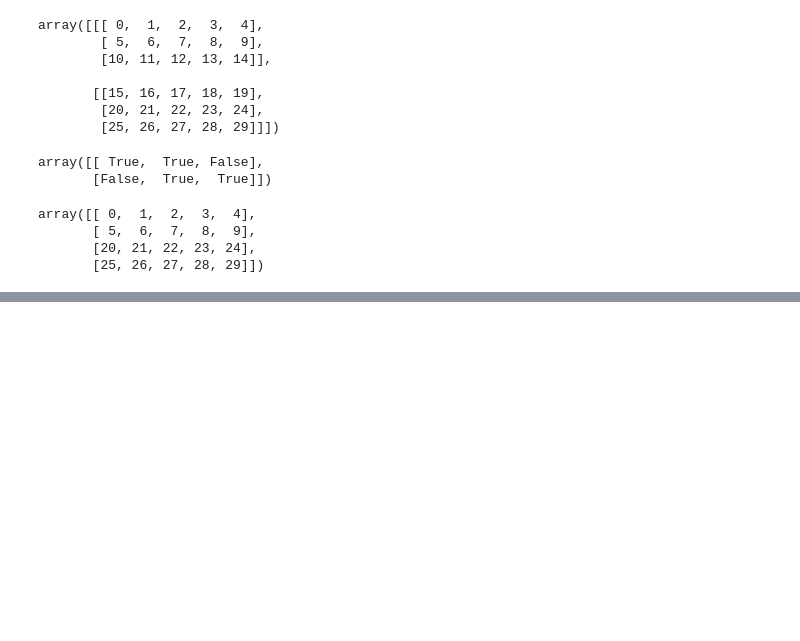
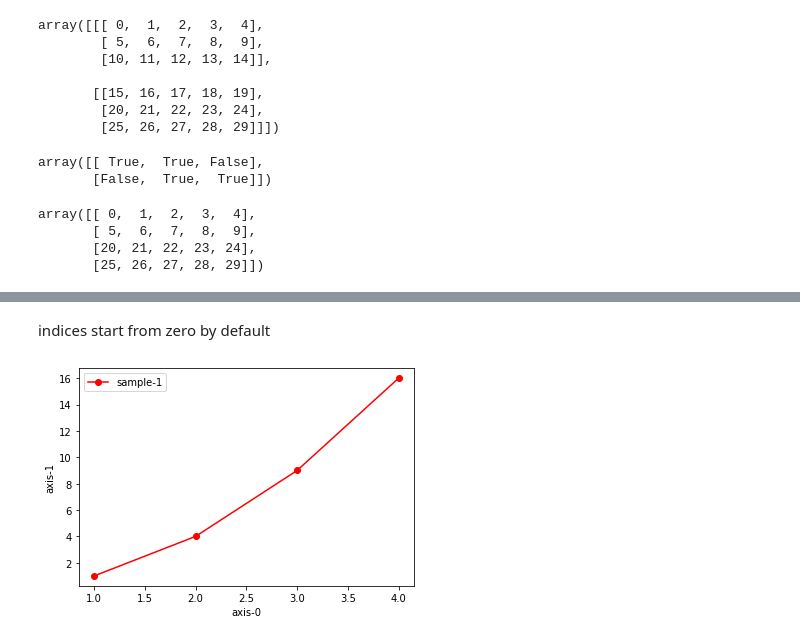
Before and after one commit to zhpinkman/pd-np-plt, a Jupyter notebook: pd-np-plt.ipynb, the cells around one changed output, grey strips where cells are left out. Drawn from its saved outputs; the diff is of its cells as text; code cells hidden in the pictures; blank space fills up the shorter version.

```diff
--- a/pd-np-plt.ipynb
+++ b/pd-np-plt.ipynb
@@ -89,0 +106,10 @@ array([[ 0,  1,  2,  3,  4],
+# %% [markdown]
+indices start from zero by default
+# %%
+plt.plot([1, 2, 3, 4], [1, 4, 9, 16], color='red', marker='o', label='sample-1')
+plt.xlabel('axis-0')
+plt.ylabel('axis-1')
+plt.legend()
+plt.show()
+# %% [output]
+[figure, added]
```
Also changed, not shown: parts of 13 cells of this notebook.
